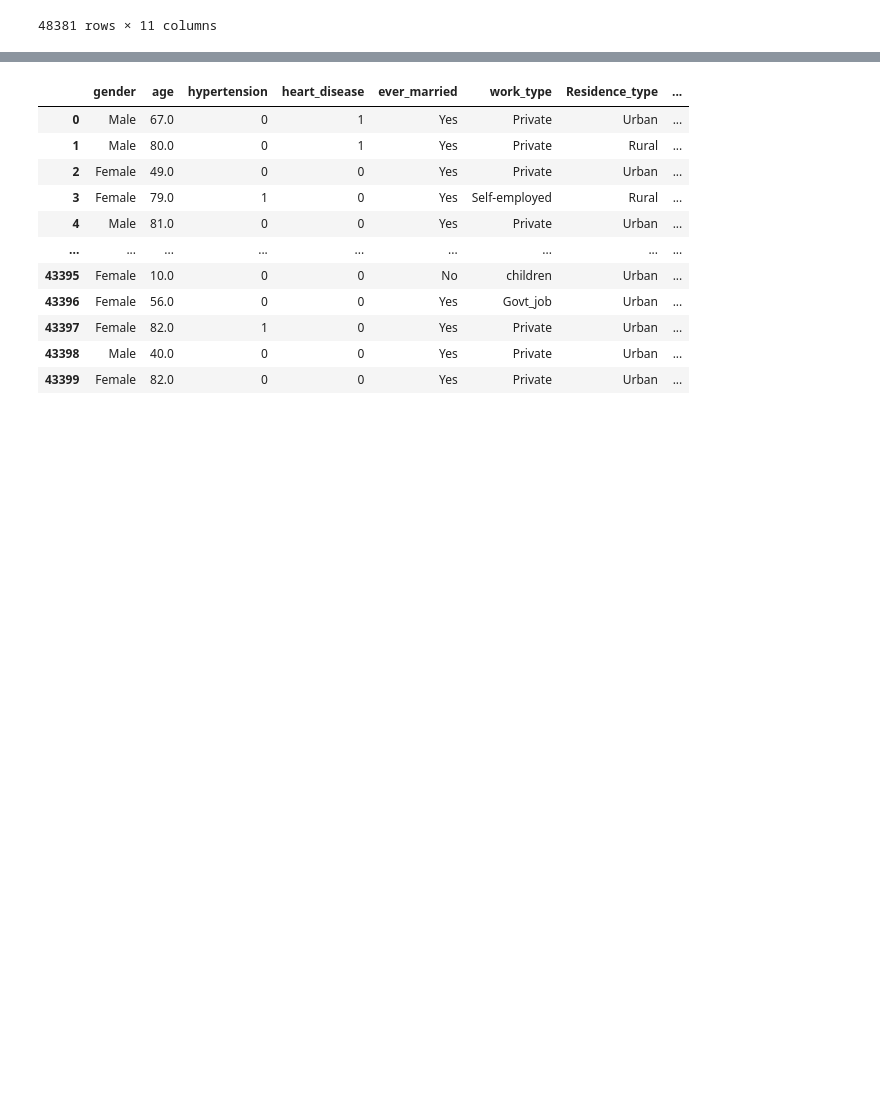
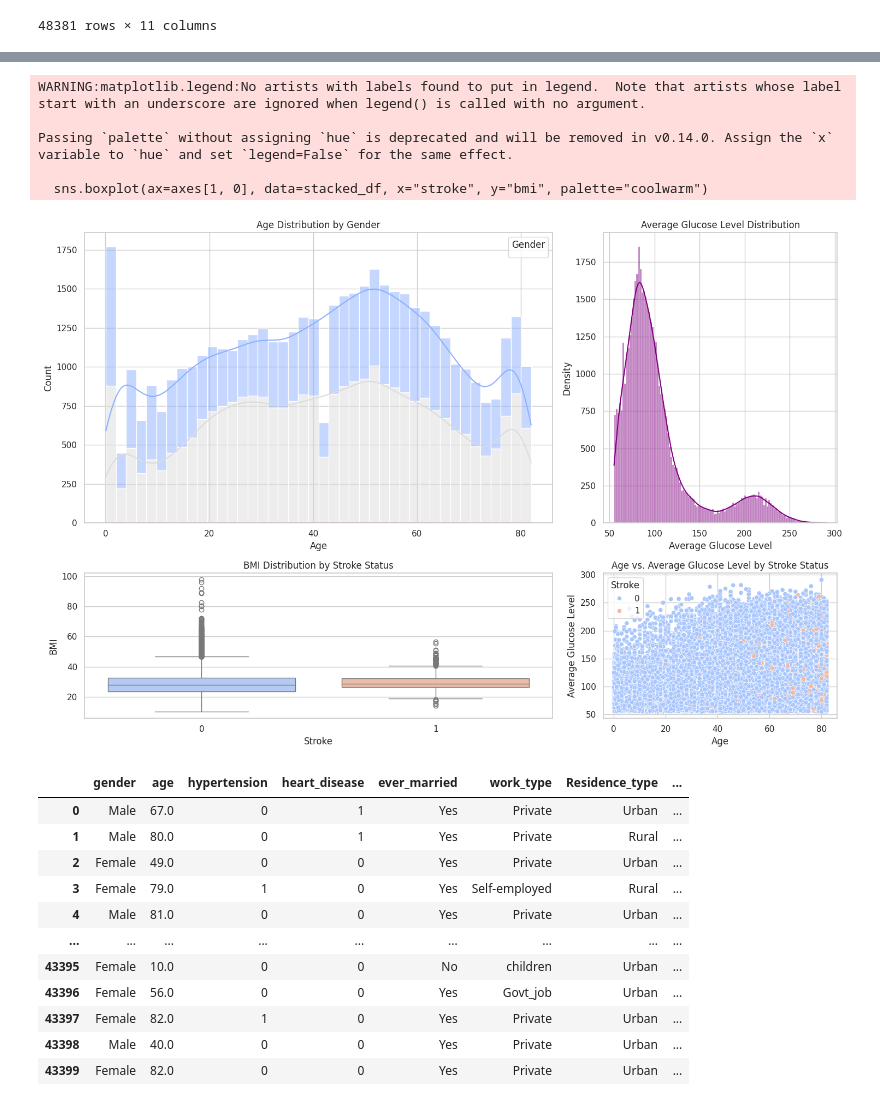
Before and after one commit to thivesh-jegadeesan/brain-stroke, a Jupyter notebook: brain_stroke_analysis.ipynb, the cells around one changed output, grey strips where cells are left out. Drawn from its saved outputs; the diff is of its cells as text; code cells hidden in the pictures; blank space fills up the shorter version.

```diff
--- a/brain_stroke_analysis.ipynb
+++ b/brain_stroke_analysis.ipynb
@@ -72,3 +201,44 @@ stacked_df
+# %%
+# Define a grid of 2x2 subplots
+grid_kws = {'width_ratios': (2, 1), 'height_ratios': (2, 1)}
+fig, axes = plt.subplots(2, 2, figsize=(15, 10), gridspec_kw=grid_kws)
+
+# Plot 1: Age Distribution by Gender (top left)
+sns.histplot(ax=axes[0, 0], data=stacked_df, x="age", hue="gender", multiple="stack", kde=True, palette="coolwarm")
+axes[0, 0].set_title('Age Distribution by Gender')
+axes[0, 0].set_xlabel('Age')
+axes[0, 0].set_ylabel('Count')
+axes[0, 0].legend(title='Gender')
+
+# Plot 3: Average Glucose Level Distribution (top right)
+sns.histplot(ax=axes[0, 1], data=stacked_df, x="avg_glucose_level", kde=True, color='purple')
+axes[0, 1].set_title('Average Glucose Level Distribution')
+axes[0, 1].set_xlabel('Average Glucose Level')
+axes[0, 1].set_ylabel('Density')
+
+# Plot 4: BMI Distribution by Stroke Status (bottom left)
+sns.boxplot(ax=axes[1, 0], data=stacked_df, x="stroke", y="bmi", palette="coolwarm")
+axes[1, 0].set_title('BMI Distribution by Stroke Status')
+axes[1, 0].set_xlabel('Stroke')
+axes[1, 0].set_ylabel('BMI')
+
+# Plot 9: Scatter Plot of Age vs. Average Glucose Level colored by Stroke Status (bottom right)
+sns.scatterplot(ax=axes[1, 1], data=stacked_df, x="age", y="avg_glucose_level", hue="stroke", palette="coolwarm")
+axes[1, 1].set_title('Age vs. Average Glucose Level by Stroke Status')
+axes[1, 1].set_xlabel('Age')
+axes[1, 1].set_ylabel('Average Glucose Level')
+axes[1, 1].legend(title='Stroke')
+
+# Adjust layout
+plt.tight_layout()
+plt.show()
+# %% [output]
+WARNING:matplotlib.legend:No artists with labels found to put in legend.  Note that artists whose label start with an underscore are ignored when legend() is called with no argument.
+
+Passing `palette` without assigning `hue` is deprecated and will be removed in v0.14.0. Assign the `x` variable to `hue` and set `legend=False` for the same effect.
+
+  sns.boxplot(ax=axes[1, 0], data=stacked_df, x="stroke", y="bmi", palette="coolwarm")
+[figure, added]
 # %%
 # Splitting into X and y
 X = stacked_df.drop(columns=['stroke'])  # Dropping 'stroke' column to get features
```
Also changed, not shown: parts of 10 cells of this notebook.
